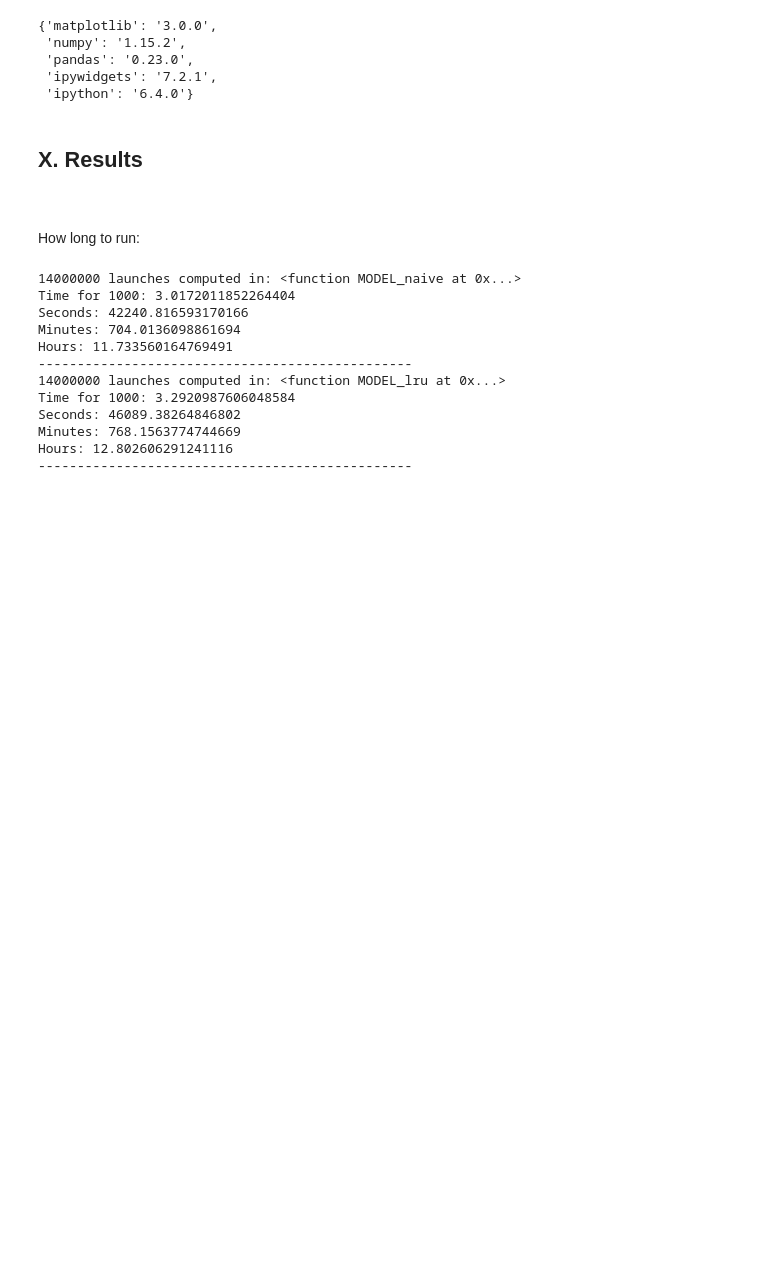
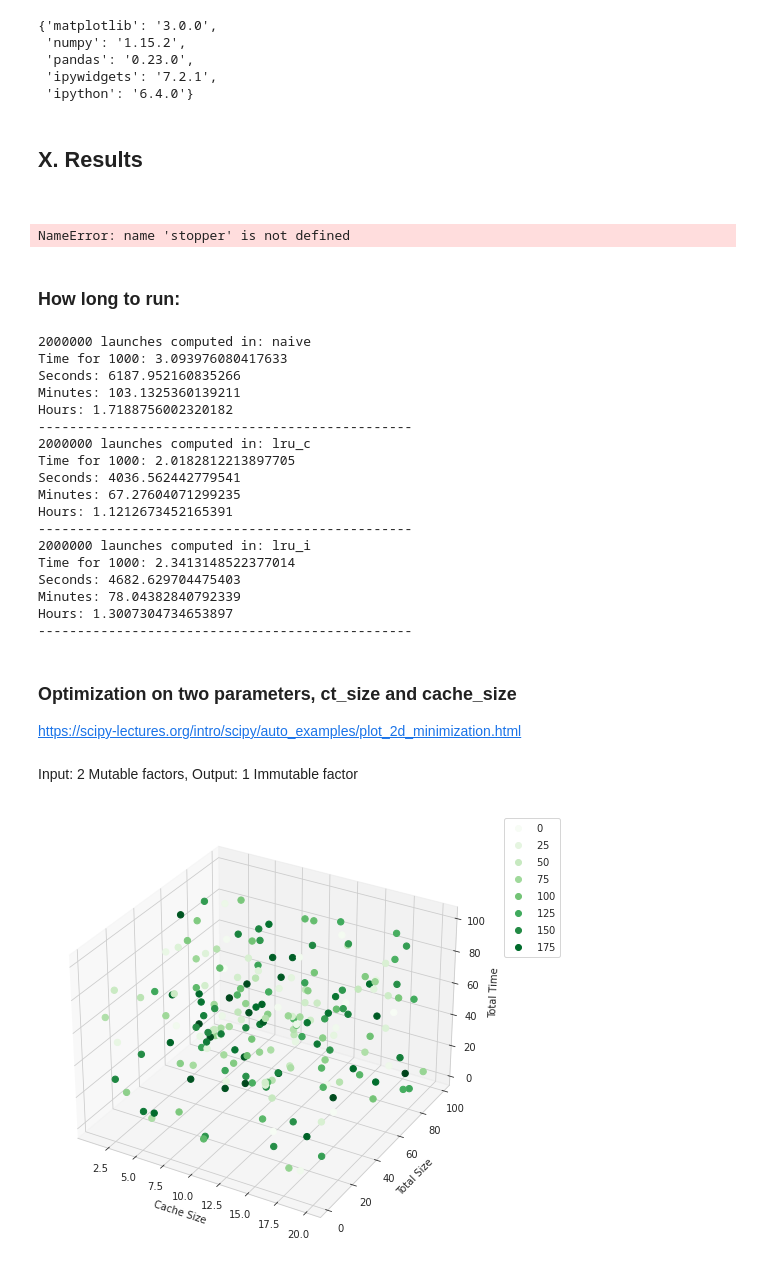
Before and after one commit to kevingao26/Binder-Logs, a Jupyter notebook: 6. The Models/Model Workspace.ipynb, the cells around one changed output. Drawn from its saved outputs; the diff is of its cells as text; code cells hidden in the pictures; blank space fills up the shorter version.

```diff
--- a/6. The Models/Model Workspace.ipynb
+++ b/6. The Models/Model Workspace.ipynb
@@ -448,12 +643,16 @@ b = {'numpy': '1.15.2', 'pandas': '0.23.0', 'matplotlib': '3.0.0', 'ipywidgets':
+# %%
+stopper
+# %% [output]
+NameError: name 'stopper' is not defined
 # %% [markdown]
-How long to run:
+### How long to run:
 # %%
 def model_speeds(given, amount):
-    for model in [MODEL_naive, MODEL_lru]:
+    for model in ["naive", "lru_c", "lru_i"]:
         start = time.time()
-        model("timeit")
+        MODEL_nl(model, "timeit")
         end = time.time()
-        time4one = (end - start) / 1000
+        time4one = (end - start) / 800
 
         if given == "amount":
             print(str(amount) + " launches computed in: " + str(model))
@@ -470,17 +669,53 @@ def model_speeds(given, amount):
             print("Launches: " + str(seconds / time4one))
             print("------------------------------------------------")
 
-model_speeds("amount", 14000000)
+model_speeds("amount", 2000000)
 # %% [output]
-14000000 launches computed in: <function MODEL_naive at 0x...>
-Time for 1000: 3.0172011852264404
-Seconds: 42240.816593170166
-Minutes: 704.0136098861694
-Hours: 11.733560164769491
+2000000 launches computed in: naive
+Time for 1000: 3.093976080417633
+Seconds: 6187.952160835266
+Minutes: 103.1325360139211
+Hours: 1.7188756002320182
 ------------------------------------------------
-14000000 launches computed in: <function MODEL_lru at 0x...>
-Time for 1000: 3.2920987606048584
-Seconds: 46089.38264846802
-Minutes: 768.1563774744669
-Hours: 12.802606291241116
+2000000 launches computed in: lru_c
+Time for 1000: 2.0182812213897705
+Seconds: 4036.562442779541
+Minutes: 67.27604071299235
+Hours: 1.1212673452165391
 ------------------------------------------------
+2000000 launches computed in: lru_i
+Time for 1000: 2.3413148522377014
+Seconds: 4682.629704475403
+Minutes: 78.04382840792339
+Hours: 1.3007304734653897
+------------------------------------------------
+# %% [markdown]
+### Optimization on two parameters, ct_size and cache_size
+
+https://scipy-lectures.org/intro/scipy/auto_examples/plot_2d_minimization.html
+# %% [markdown]
+Input: 2 Mutable factors, Output: 1 Immutable factor
+# %%
+def scatter_3d(x=np.random.uniform(1, 20, size=200), y=np.random.uniform(1, 100, size=200),
+              z=np.random.uniform(1, 100, size=200), hue=np.arange(200)):
+
+    # axes instance
+    fig = plt.figure(figsize=(6,6))
+    ax = Axes3D(fig, auto_add_to_figure=False)
+    fig.add_axes(ax)
+
+    # get colormap from seaborn
+    cmap = ListedColormap(sns.color_palette("Greens", 256).as_hex())
+
+    # plot
+    sc = ax.scatter(x, y, z, s=40, c=hue, marker='o', cmap=cmap, alpha=1)
+    ax.set_xlabel('Cache Size')
+    ax.set_ylabel('Total Size')
+    ax.set_zlabel('Total Time')
+
+    # legend
+    plt.legend(*sc.legend_elements(), bbox_to_anchor=(1.05, 1), loc=2)
+
+scatter_3d()
+# %% [output]
+[figure, added]
```
Also changed, not shown: parts of 40 cells of this notebook, 2 other files.
